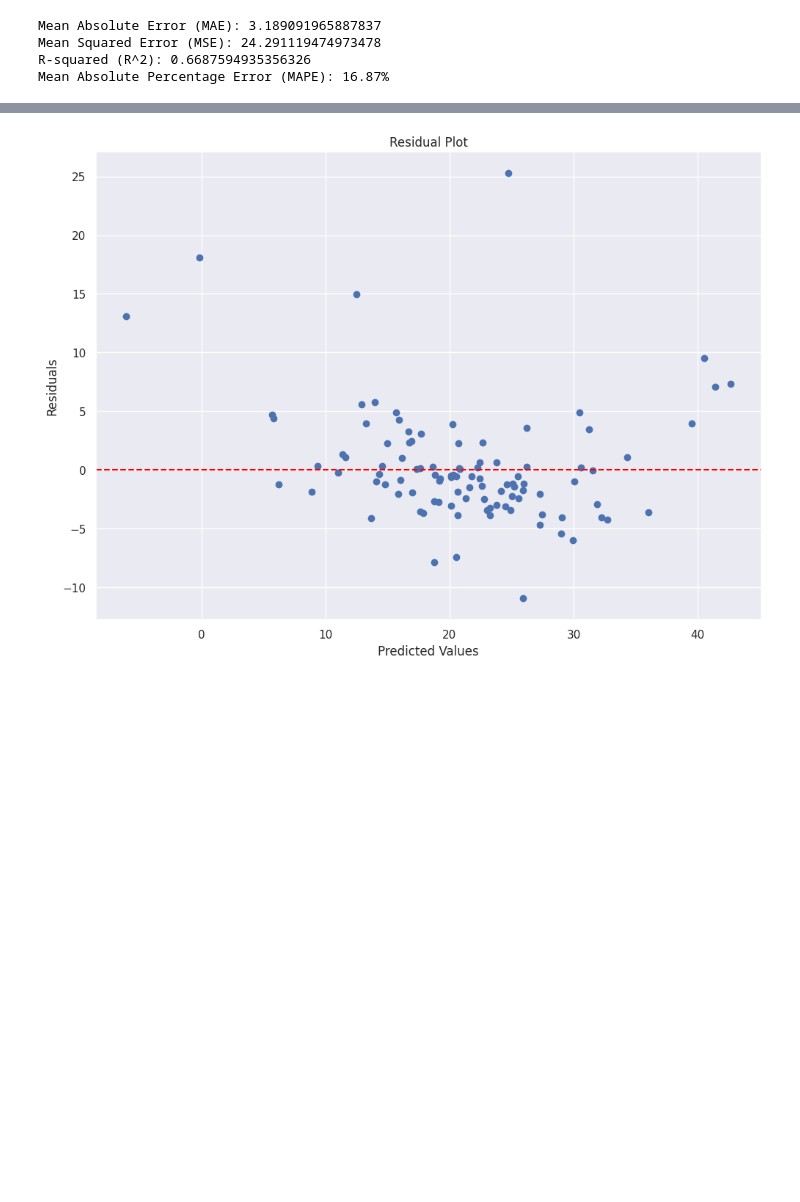
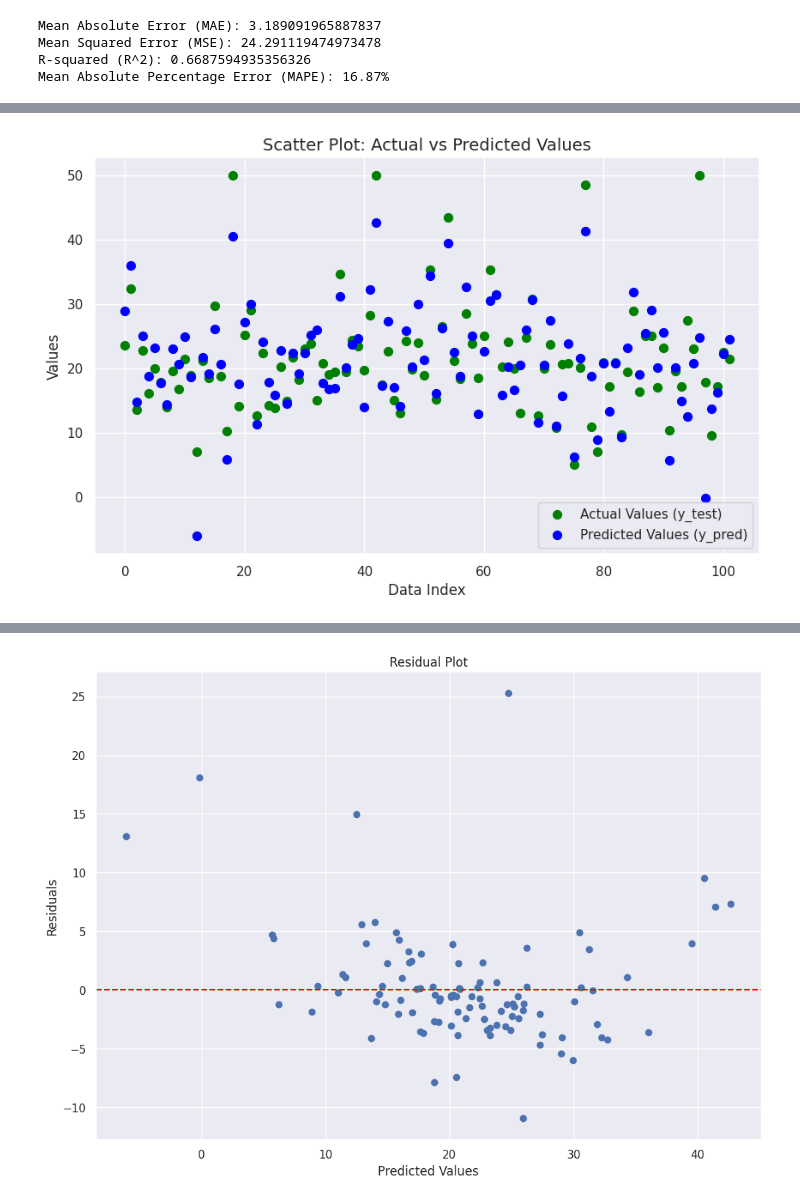
Before and after one commit to d4dika/dumbcode, a Jupyter notebook: Boston Housing Predict [LinearRegression].ipynb, the cells around one changed output, grey strips where cells are left out. Drawn from its saved outputs; the diff is of its cells as text; code cells hidden in the pictures; blank space fills up the shorter version.

```diff
--- a/Boston Housing Predict [LinearRegression].ipynb
+++ b/Boston Housing Predict [LinearRegression].ipynb
@@ -286,0 +341,21 @@ Mean Absolute Percentage Error (MAPE): 16.87%
+# %%
+# Membuat scatter plot untuk nilai aktual dan prediksi
+plt.figure(figsize=(10, 6))
+
+# Plot nilai aktual
+plt.scatter(range(len(y_test)), y_test, color='green', label='Actual Values (y_test)', s=50)
+
+# Plot nilai prediksi
+plt.scatter(range(len(y_pred)), y_pred, color='blue', label='Predicted Values (y_pred)', s=50)
+
+# Menambahkan judul, label, dan legenda
+plt.title('Scatter Plot: Actual vs Predicted Values', fontsize=14)
+plt.xlabel('Data Index', fontsize=12)
+plt.ylabel('Values', fontsize=12)
+plt.legend()
+plt.grid(True)
+
+# Menampilkan plot
+plt.show()
+# %% [output]
+[figure, added]
```
Also changed, not shown: parts of 8 cells of this notebook.
